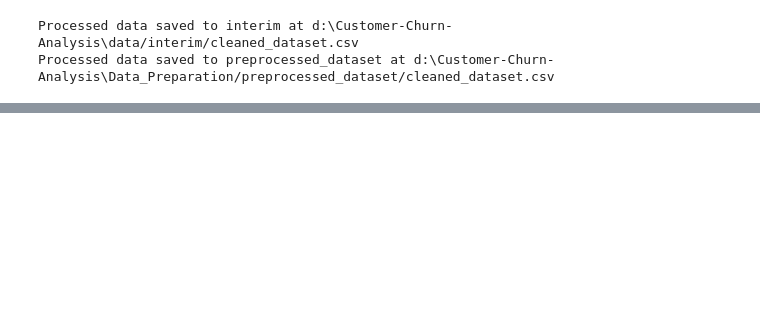
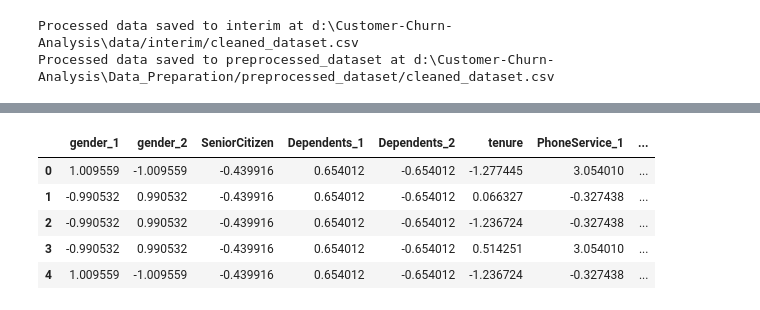
Before and after one commit to Maniramluitel2056/Customer-Churn-Analysis, a Jupyter notebook: notebooks/data_preprocessing/data_preprocessing.ipynb, the cells around one changed output, grey strips where cells are left out. Saved outputs shown, nothing was run; the diff lists cells and outputs as text; code cells hidden in the pictures; blank space fills up the shorter version.

```diff
--- a/notebooks/data_preprocessing/data_preprocessing.ipynb
+++ b/notebooks/data_preprocessing/data_preprocessing.ipynb
@@ -220,0 +327,14 @@ df_encoded.to_csv(preprocessed_data_path, index=False)
+# %%
+# Apply Standard Scaling to the cleaned data
+if df_encoded is not None:
+    df_standard_scaled = apply_standard_scaling(df_encoded)
+    display(df_standard_scaled.head())
+else:
+    print("Data scaling failed.")
+# %% [output]
+|  | gender_1 | gender_2 | SeniorCitizen | Dependents_1 | Dependents_2 | tenure | PhoneService_1 | ... |
+| 0 | 1.009559 | -1.009559 | -0.439916 | 0.654012 | -0.654012 | -1.277445 | 3.054010 | ... |
+| 1 | -0.990532 | 0.990532 | -0.439916 | 0.654012 | -0.654012 | 0.066327 | -0.327438 | ... |
+| 2 | -0.990532 | 0.990532 | -0.439916 | 0.654012 | -0.654012 | -1.236724 | -0.327438 | ... |
+| 3 | -0.990532 | 0.990532 | -0.439916 | 0.654012 | -0.654012 | 0.514251 | 3.054010 | ... |
+| 4 | 1.009559 | -1.009559 | -0.439916 | 0.654012 | -0.654012 | -1.236724 | -0.327438 | ... |
```
Also changed, not shown: parts of 42 cells of this notebook, 7 other files.
